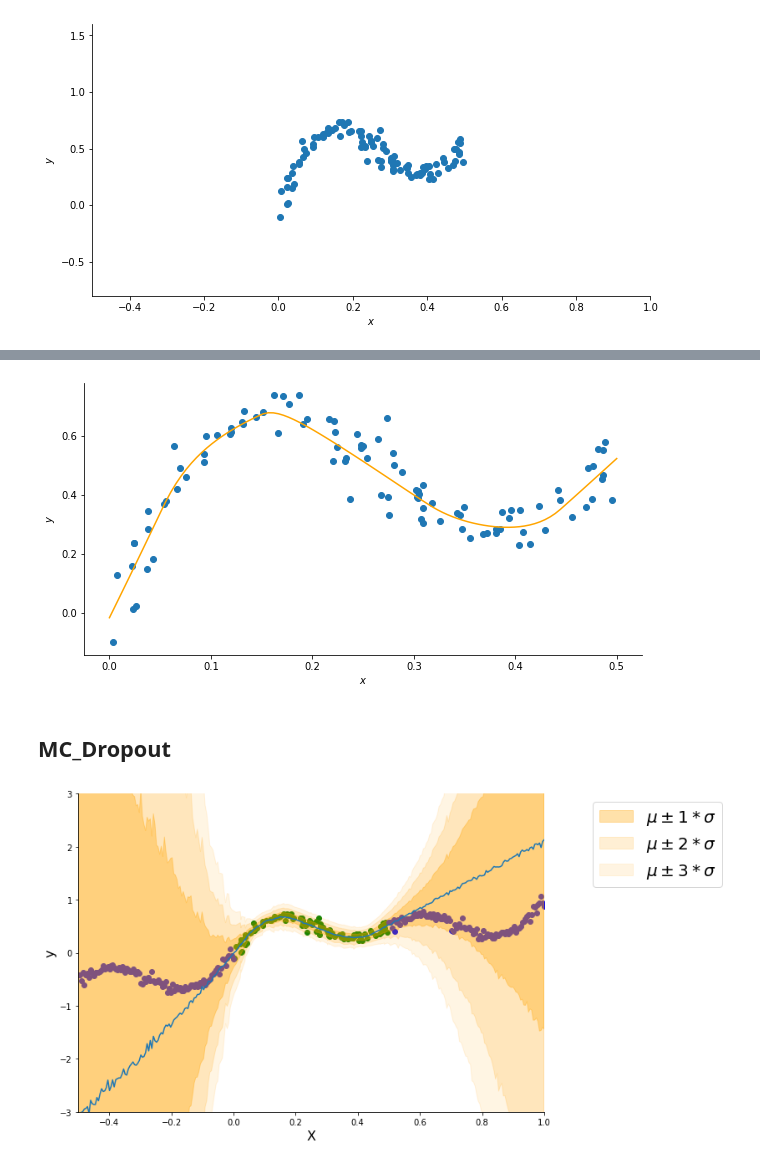
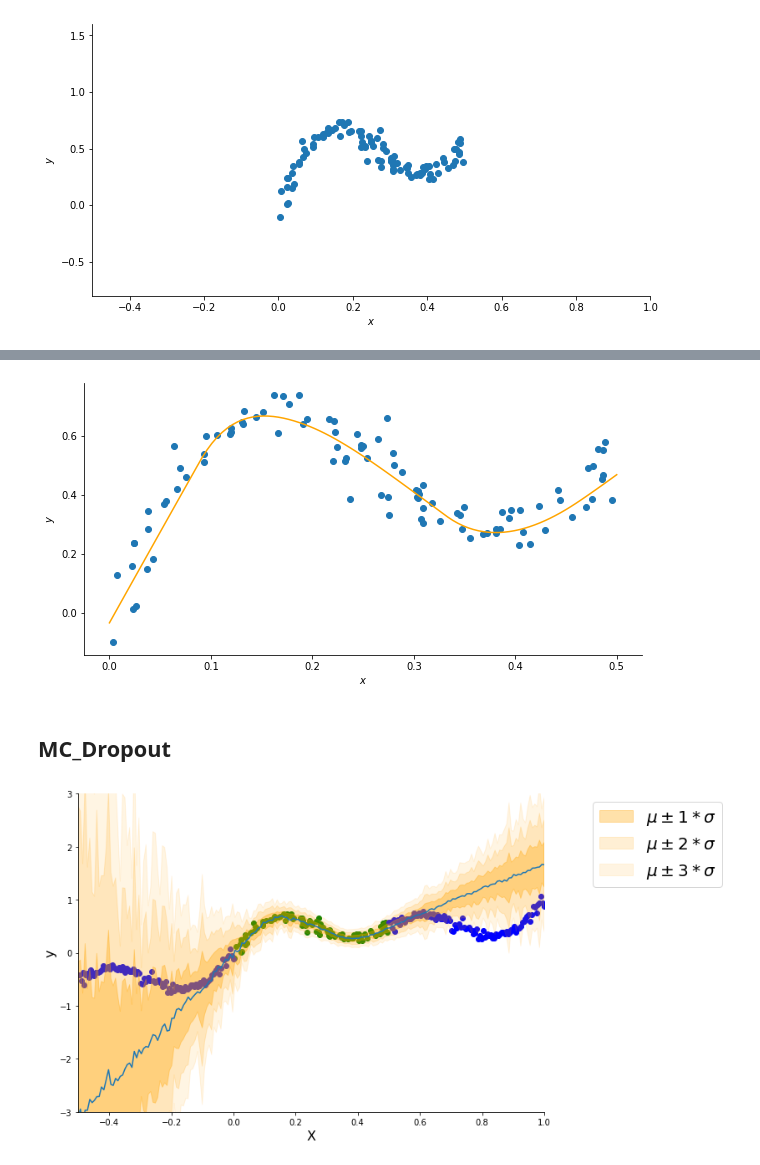
Before and after one commit to nipunbatra/bnn-zoo, a Jupyter notebook: notebooks/regression/gmlp_mc_dropout.ipynb, the cells around one changed output, grey strips where cells are left out. Drawn from its saved outputs; the diff is of its cells as text; code cells hidden in the pictures.

Commit message:
Add batching in fit method.

```diff
--- a/notebooks/regression/gmlp_mc_dropout.ipynb
+++ b/notebooks/regression/gmlp_mc_dropout.ipynb
@@ -47,2 +41,3 @@ auxs ={
 # %%
-params, loss = fit(model, params, auxs, learning_rate=0.01, epochs=2000, verbose=True)
+# params, loss = fit(model, params, auxs, learning_rate=0.01, epochs=2000, verbose=True)
+params, loss = fit(model, params, X, y, deterministic=True, batch_size=32, learning_rate=0.01, epochs=1000)
@@ -71,4 +55,4 @@ plt.ylabel("$y$")
 sns.despine()
 plt.show()
 # %% [output]
-[figure, old version]
+[figure, new version]
@@ -100,18 +72,18 @@ mean, sigma = gmm_mean_var(mean_stacks, sigma_stacks)
 # %%
 plt.figure(figsize=(10,7))
 plt.scatter(X, y, c="g")
 plt.scatter(x_test_1, y_test_1, c="b")
 plt.scatter(x_test_2, y_test_2, c="b")
-plt.plot(x_stack, mean)
+plt.plot(x, mean)
 
 for i in range(1,4):
-    plt.fill_between(x_stack.squeeze(), mean - i*sigma, mean + i*sigma, color="orange", alpha = 1/(i*3), label = f"$\mu \pm {i}*\sigma$")
+    plt.fill_between(x.squeeze(), mean - i*sigma, mean + i*sigma, color="orange", alpha = 1/(i*3), label = f"$\mu \pm {i}*\sigma$")
 plt.legend(bbox_to_anchor=(1.4,1), fontsize=20)
 sns.despine()
 plt.xlabel("X",fontsize=16)
 plt.ylabel("y",fontsize=16)
 plt.xlim(-0.5, 1.0)
 plt.ylim(-3,3)
 plt.savefig("guassin_mlp_dropout1.pdf",bbox_inches="tight")
 # %% [output]
-[figure, old version]
+[figure, new version]
```
Also changed, not shown: parts of 5 cells of this notebook, 1 other file.
